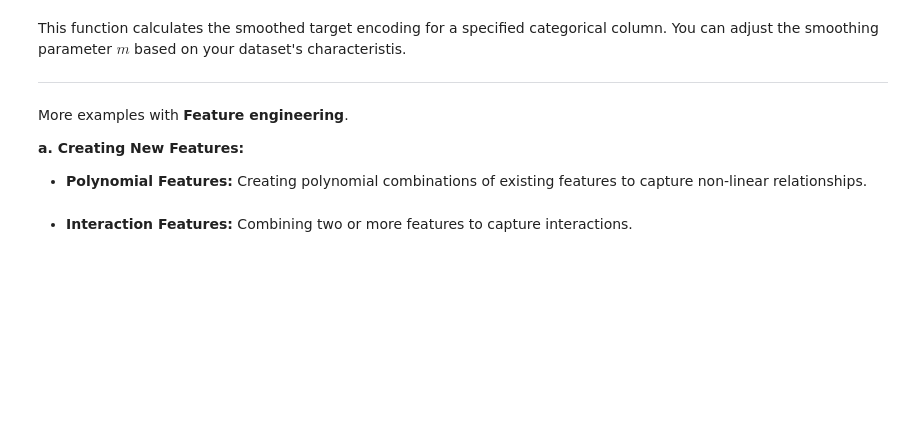
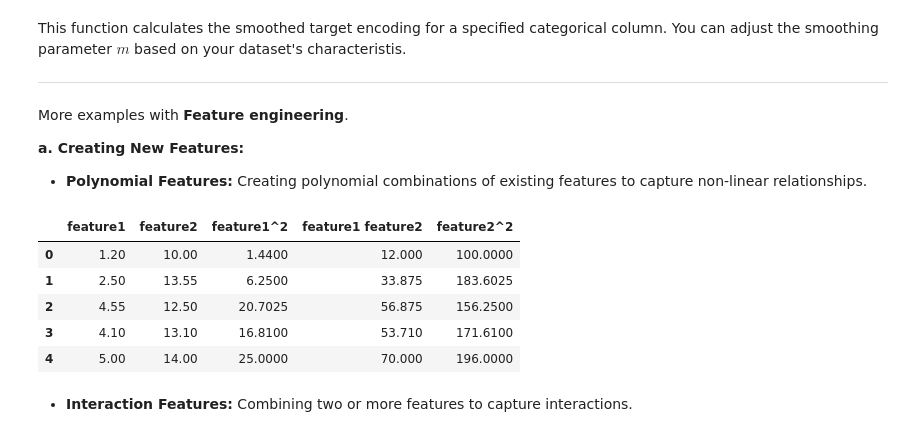
Before and after one commit to ingjohnguerrero/ML-Crash-Course, a Jupyter notebook: Data Preprocessing. Data Visualization and Exploration/Sprint10_Data_Preprocessing.ipynb, the cells around one changed output. Cells and saved outputs as stored; diff of their text form; code cells hidden in the pictures; blank space fills up the shorter version.

```diff
--- a/Data Preprocessing. Data Visualization and Exploration/Sprint10_Data_Preprocessing.ipynb
+++ b/Data Preprocessing. Data Visualization and Exploration/Sprint10_Data_Preprocessing.ipynb
@@ -221,3 +257,22 @@ categorical_cols = df[['categorical_column', 'target']]
+# %%
+# Ensure we are using the preprocessing dataset (other examples may overwrite `df`)
+required_cols = ['feature1', 'feature2', 'categorical_column', 'target']
+if 'df' not in globals() or not set(required_cols).issubset(df.columns):
+    try:
+        df = pd.read_csv('data.csv')
+    except FileNotFoundError:
+        df = pd.DataFrame({
+            'feature1': [1.2, 2.5, None, 4.1, 5.0, None, 7.8, 8.3],
+            'feature2': [10.0, None, 12.5, 13.1, 14.0, 15.5, None, 18.2],
+            'categorical_column': ['A', 'B', 'A', 'C', 'B', 'C', 'A', 'B'],
+            'target': [1, 0, 1, 0, 1, 0, 1, 0]
+        })
+
+# Select numerical columns for scaling
+numerical_cols = df[['feature1', 'feature2']]
+
+# Keep categorical and target columns separate
+categorical_cols = df[['categorical_column', 'target']]
 # %%
 from sklearn.preprocessing import MinMaxScaler
 
@@ -615,3 +663,25 @@ df_poly = poly.fit_transform(numerical_cols)
+# %%
+from sklearn.preprocessing import PolynomialFeatures
+import pandas as pd
+
+# PolynomialFeatures does not accept NaN values, so we prepare clean numeric input
+X_poly_input = numerical_cols.copy()
+X_poly_input = X_poly_input.apply(pd.to_numeric, errors='coerce')
+X_poly_input = X_poly_input.fillna(X_poly_input.median(numeric_only=True))
+
+poly = PolynomialFeatures(degree=2, include_bias=False)
+df_poly = pd.DataFrame(
+    poly.fit_transform(X_poly_input),
+    columns=poly.get_feature_names_out(X_poly_input.columns)
+ )
+df_poly.head()
+# %% [output]
+|  | feature1 | feature2 | feature1^2 | feature1 feature2 | feature2^2 |
+| 0 | 1.20 | 10.00 | 1.4400 | 12.000 | 100.0000 |
+| 1 | 2.50 | 13.55 | 6.2500 | 33.875 | 183.6025 |
+| 2 | 4.55 | 12.50 | 20.7025 | 56.875 | 156.2500 |
+| 3 | 4.10 | 13.10 | 16.8100 | 53.710 | 171.6100 |
+| 4 | 5.00 | 14.00 | 25.0000 | 70.000 | 196.0000 |
 # %% [markdown]
 
 - **Interaction Features:** Combining two or more features to capture interactions.
```
Also changed, not shown: parts of 11 cells of this notebook, 4 other files.
